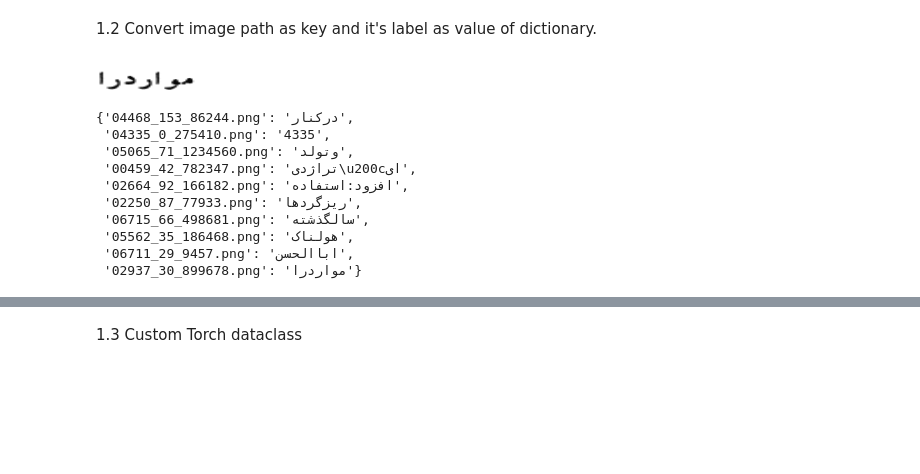
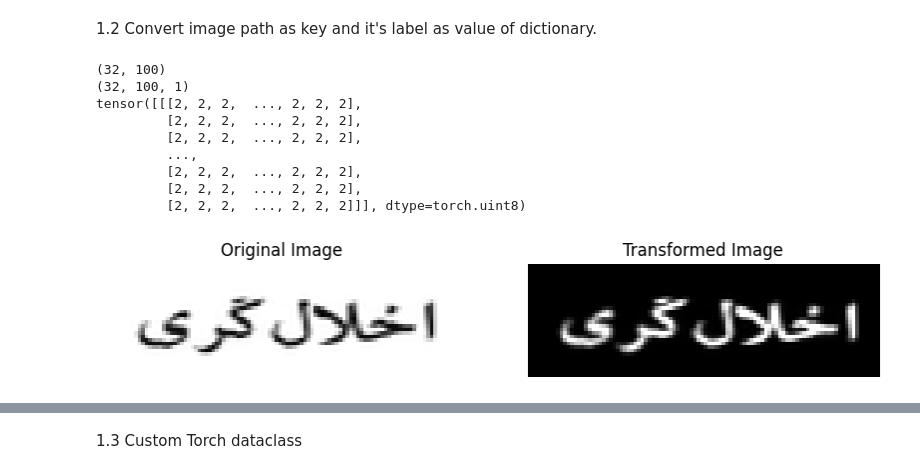
Before and after one commit to arman-hm/ParseText, a Jupyter notebook: Train_persian_OCR.ipynb, the cells around one changed output, grey strips where cells are left out. Saved outputs shown, nothing was run; the diff lists cells and outputs as text; code cells hidden in the pictures; blank space fills up the shorter version.

Commit message:
update and refactor related to data functions and classes

```diff
--- a/Train_persian_OCR.ipynb
+++ b/Train_persian_OCR.ipynb
@@ -61,30 +117,48 @@ df.head(10)
 # %% [markdown]
 1.2 Convert image path as key and it's label as value of dictionary.
-# %%
-test_transforms = v2.Compose([
-    v2.Grayscale(),
-    v2.Resize((32, 100)),
-    v2.RandomPerspective(distortion_scale=0.6, p=1.0)
-])
-im = Image.open('Data/persian_unique_ocr_dataset/02937_30_899678.png')
-im = test_transforms(im)
-im.show()
-# %% [output]
-[figure, removed]
-# %%
-dataset = df.set_index('path')['label'].to_dict()
-dict(list(dataset.items())[0:10])
-# %% [output]
-{'04468_153_86244.png': 'درکنار',
- '04335_0_275410.png': '4335',
- '05065_71_1234560.png': 'وتولد',
- '00459_42_782347.png': 'تراژدی\u200cای',
- '02664_92_166182.png': 'افزود:استفاده',
- '02250_87_77933.png': 'ریزگردها',
- '06715_66_498681.png': 'سالگذشته',
- '05562_35_186468.png': 'هولناک',
- '06711_29_9457.png': 'اباالحسن',
- '02937_30_899678.png': 'مواردرا'}
+# %%
+
+
+# Load grayscale image
+image_path = 'Data/persian_unique_ocr_dataset/generated_data/g_14.png'
+image = Image.open(image_path).convert('L')  # Convert to grayscale
+
+# Convert to NumPy array
+image_np = np.array(image)
+print(image_np.shape)
+image_np = np.expand_dims(image_np, axis=2)
+print(image_np.shape)
+# Apply transformations
+transformed = Transforms.Training_transforms(image=image_np)
+transformed_image = transformed['image']
+print(transformed_image)
+# Visualize the results
+plt.figure(figsize=(10, 5))
+
+# Original image
+plt.subplot(1, 2, 1)
+plt.title("Original Image")
+plt.imshow(image_np, cmap='gray')
+plt.axis('off')
+
+# Transformed image
+plt.subplot(1, 2, 2)
+plt.title("Transformed Image")
+plt.imshow(transformed_image.permute(1, 2, 0).squeeze().cpu().numpy(), cmap='gray')  # Squeeze for grayscale
+plt.axis('off')
+
+plt.show()
+# %% [output]
+(32, 100)
+(32, 100, 1)
+tensor([[[2, 2, 2,  ..., 2, 2, 2],
+         [2, 2, 2,  ..., 2, 2, 2],
+         [2, 2, 2,  ..., 2, 2, 2],
+         ...,
+         [2, 2, 2,  ..., 2, 2, 2],
+         [2, 2, 2,  ..., 2, 2, 2],
+         [2, 2, 2,  ..., 2, 2, 2]]], dtype=torch.uint8)
+[figure, added]
 # %%
 def find_longest_string(string_list):
   longest_string = ""
```
Also changed, not shown: parts of 40 cells of this notebook, 3 other files.
